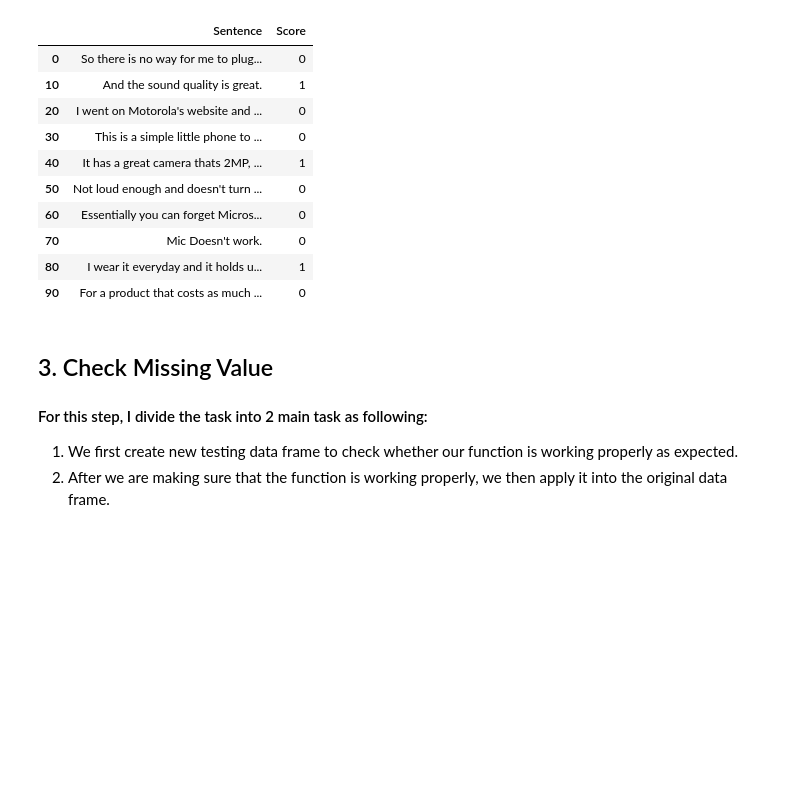
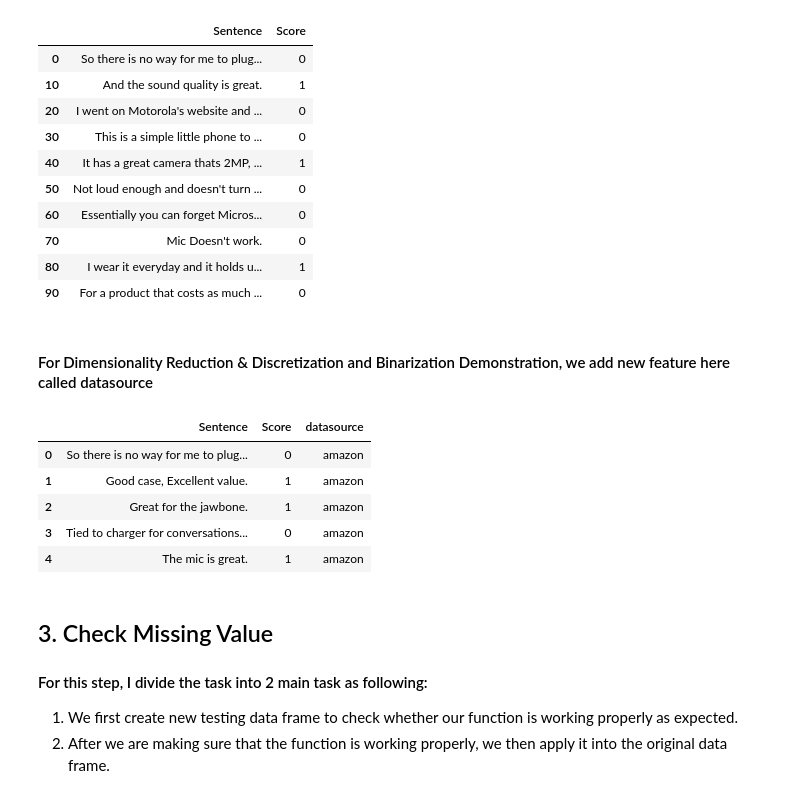
Before and after one commit to LckySndays/data_mining_hw_1, a Jupyter notebook: 房智宏_106062404.ipynb, the cells around one changed output. Saved outputs shown, nothing was run; the diff lists cells and outputs as text; code cells hidden in the pictures; blank space fills up the shorter version.

```diff
--- a/房智宏_106062404.ipynb
+++ b/房智宏_106062404.ipynb
@@ -152,6 +161,24 @@ df1.iloc[::10, :][0:10]
 | 70 | Mic Doesn't work. | 0 |
 | 80 | I wear it everyday and it holds u... | 1 |
 | 90 | For a product that costs as much ... | 0 |
+# %% [markdown]
+#### For Dimensionality Reduction & Discretization and Binarization Demonstration, we add new feature here called datasource
+# %%
+for row in df1:
+    df1['datasource'] = "amazon"
+for row in df2:
+    df2['datasource'] = "imdb"
+for row in df3:
+    df3['datasource'] = "yelp"
+
+df1[0:5]
+# %% [output]
+|  | Sentence | Score | datasource |
+| 0 | So there is no way for me to plug... | 0 | amazon |
+| 1 | Good case, Excellent value. | 1 | amazon |
+| 2 | Great for the jawbone. | 1 | amazon |
+| 3 | Tied to charger for conversations... | 0 | amazon |
+| 4 | The mic is great. | 1 | amazon |
 # %% [markdown]
 ## 3. Check Missing Value
 
```
Also changed, not shown: parts of 45 cells of this notebook.
